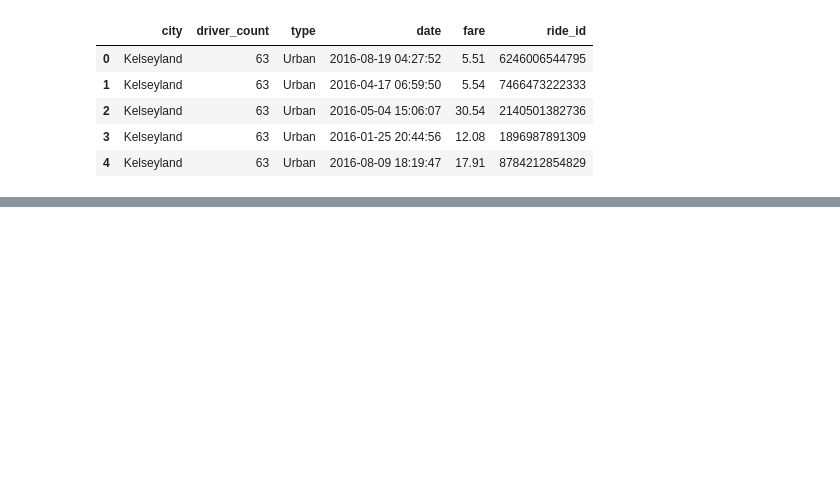
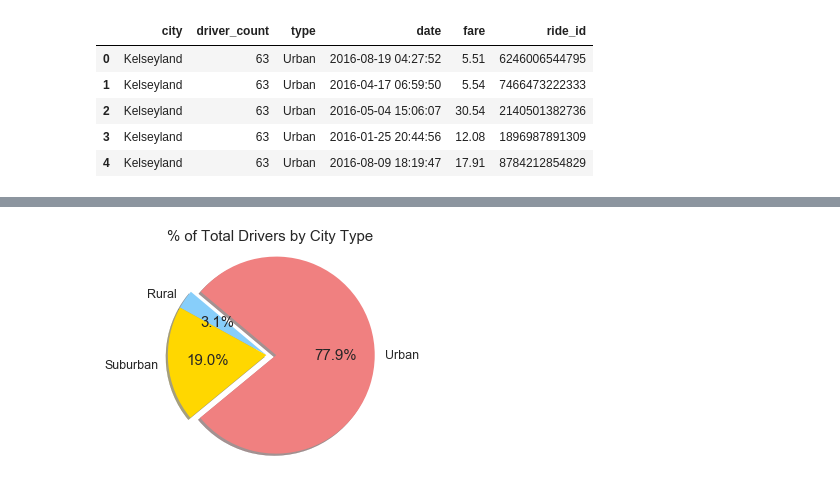
Before and after one commit to kelbar13/Pyber, a Jupyter notebook: Pyber.ipynb, the cells around one changed output, grey strips where cells are left out. Drawn from its saved outputs; the diff is of its cells as text; code cells hidden in the pictures; blank space fills up the shorter version.

```diff
--- a/Pyber.ipynb
+++ b/Pyber.ipynb
@@ -55,0 +90,13 @@ SyntaxError: EOL while scanning string literal (<ipython-input-24-a86109eb8509>,
+# %%
+# Create a pie chart for Total Drivers by City Type
+# Find unique values to sum in driver count by using df with dropped duplicates
+unique_df = combined_data.drop_duplicates(['city'], keep='first')
+total_drivers = unique_df.groupby('type').sum()['driver_count']
+
+explode = (0, 0, 0.1)
+plt.pie(total_drivers, explode=explode, labels=type_df.groups, colors=col_list, autopct='%1.1f%%', shadow=True, startangle=140)
+plt.axis('equal')
+plt.title("% of Total Drivers by City Type")
+plt.show()
+# %% [output]
+[figure, added]
```
Also changed, not shown: parts of 10 cells of this notebook.
